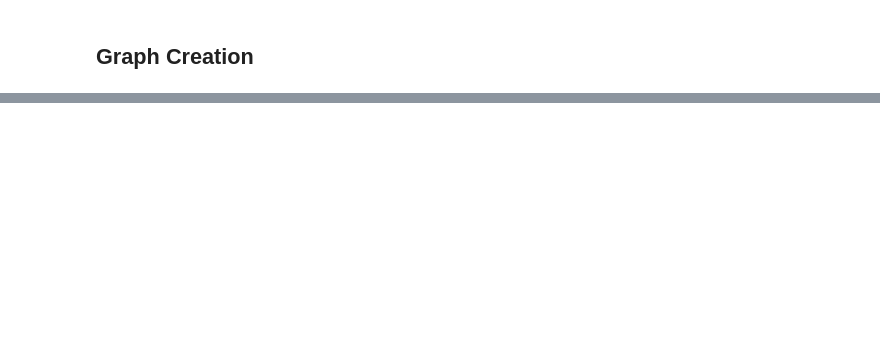
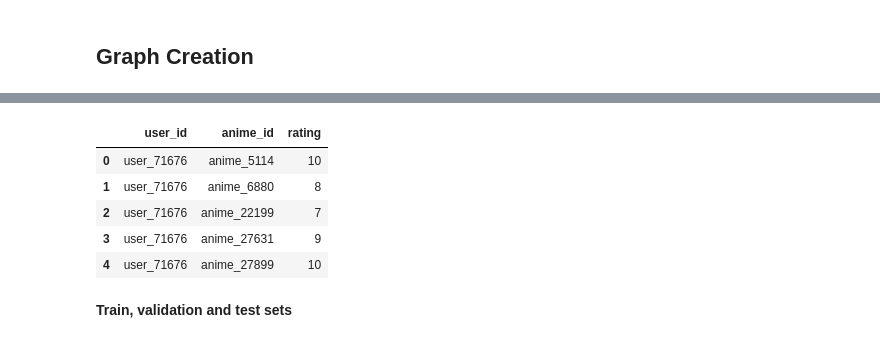
Before and after one commit to HTL2910/Graph-based-recommend-system-using-GNN, a Jupyter notebook: Graph based recommend system using GNN.ipynb, the cells around one changed output, grey strips where cells are left out. Saved outputs shown, nothing was run; the diff lists cells and outputs as text; code cells hidden in the pictures; blank space fills up the shorter version.

```diff
--- a/Graph based recommend system using GNN.ipynb
+++ b/Graph based recommend system using GNN.ipynb
@@ -591,0 +698,17 @@ Text(0.5, 1.0, 'Some user_item iteractions')
+# %%
+#np.random.seed(11)
+np.random.seed(11)
+k_nodes = random.sample(list(G.nodes()), k=k)
+subG = G.subgraph(k_nodes)
+
+userList = [n for n,d in subG.nodes(data=True) if d['node_type'] == 'user']
+animeList = [n for n,d in subG.nodes(data=True) if d['node_type'] == 'anime']
+
+num_users = len(set(userList))
+num_items = len(set(animeList))
+
+print('Number of users: ', num_users)
+print('Number of animes: ', num_items)
+print()
+print('[Info] Number of NODES: ', num_users + num_items)
+print('[Info] Number of EDGES: ', len(subG.edges()))
@@ -591,0 +799,32 @@ Text(0.5, 1.0, 'Some user_item iteractions')
+# %%
+users = []
+anime = []
+rating = []
+for e in list(subG.edges(data=True)):
+  n1 = e[0]
+  n2 = e[1]
+  if n1[:5] == 'anime':
+    a = n1
+    u = n2
+  else:
+    a = n2
+    u = n1
+
+  r = e[2]['weight']
+
+  users.append(u)
+  anime.append(a)
+  rating.append(r)
+
+E = pd.DataFrame({'user_id':users, 'anime_id':anime, 'rating':rating})
+# %%
+E.head()
+# %% [output]
+|  | user_id | anime_id | rating |
+| 0 | user_71676 | anime_5114 | 10 |
+| 1 | user_71676 | anime_6880 | 8 |
+| 2 | user_71676 | anime_22199 | 7 |
+| 3 | user_71676 | anime_27631 | 9 |
+| 4 | user_71676 | anime_27899 | 10 |
+# %% [markdown]
+**Train, validation and test sets**
```
Also changed, not shown: parts of 78 cells of this notebook, 4 other files.
